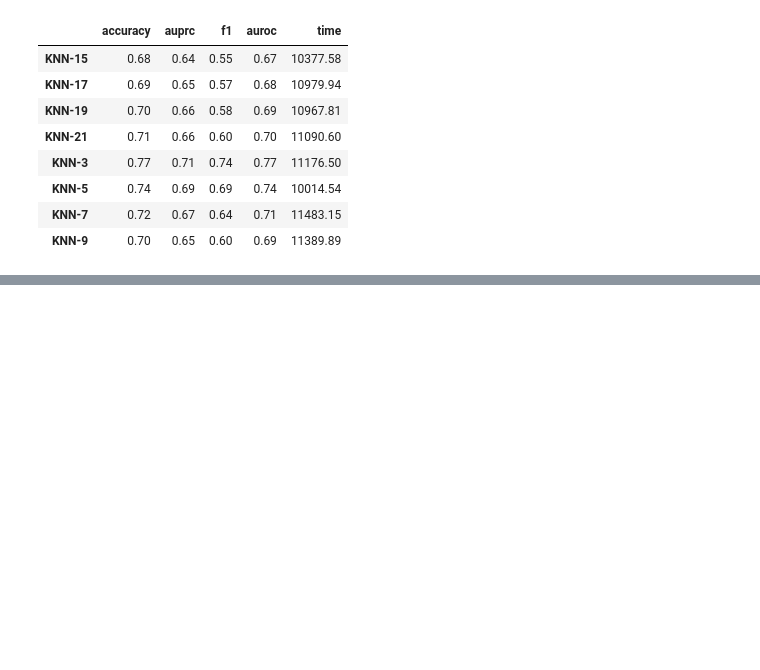
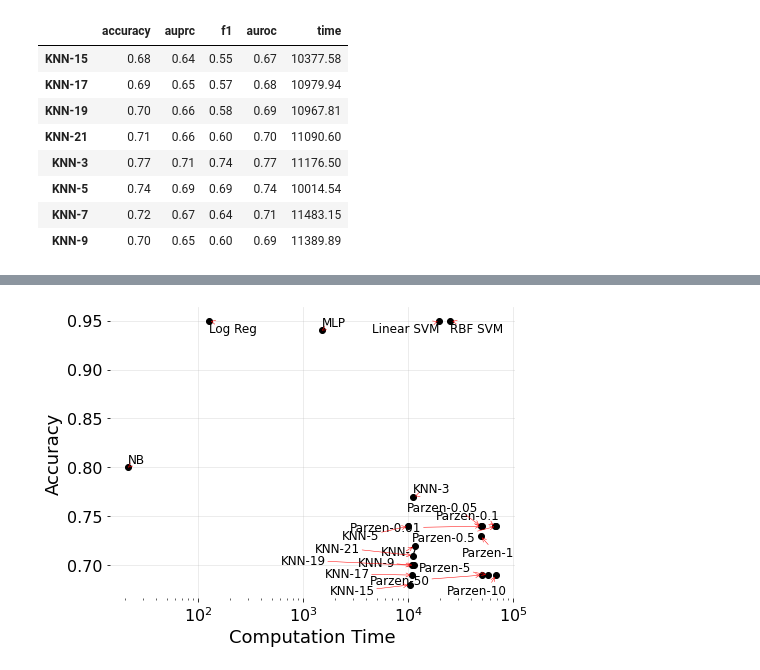
Before and after one commit to nathawkins/cse802_ss2021, a Jupyter notebook: src/07_compile_results.ipynb, the cells around one changed output, grey strips where cells are left out. Saved outputs shown, nothing was run; the diff lists cells and outputs as text; code cells hidden in the pictures; blank space fills up the shorter version.

```diff
--- a/src/07_compile_results.ipynb
+++ b/src/07_compile_results.ipynb
@@ -86,0 +85,18 @@ parzen_df
+# %%
+plt.figure(figsize=(7,5))
+plt.grid(True, alpha = 0.3)
+plt.box(False)
+plt.plot(all_results_df["time"], all_results_df["accuracy"], "ko")
+plt.xscale("log")
+plt.xticks(fontsize = 16)
+plt.yticks(fontsize = 16)
+plt.xlabel("Computation Time", fontsize = 18)
+plt.ylabel("Accuracy", fontsize = 18)
+texts = []
+for i in range(len(all_results_df)):
+    texts.append(plt.text(all_results_df["time"][i], all_results_df["accuracy"][i], all_results_df.index[i], fontsize = 12))
+adjust_text(texts, only_move={'points':'y', 'texts':'y'}, arrowprops=dict(arrowstyle="->", color='r', lw=0.5))
+plt.tight_layout()
+plt.savefig("../results/accuracy_vs_computation.png", dpi = 400, bbox_inches = 'tight')
+# %% [output]
+[figure, added]
```
Also changed, not shown: parts of 3 cells of this notebook, 10 other files.
